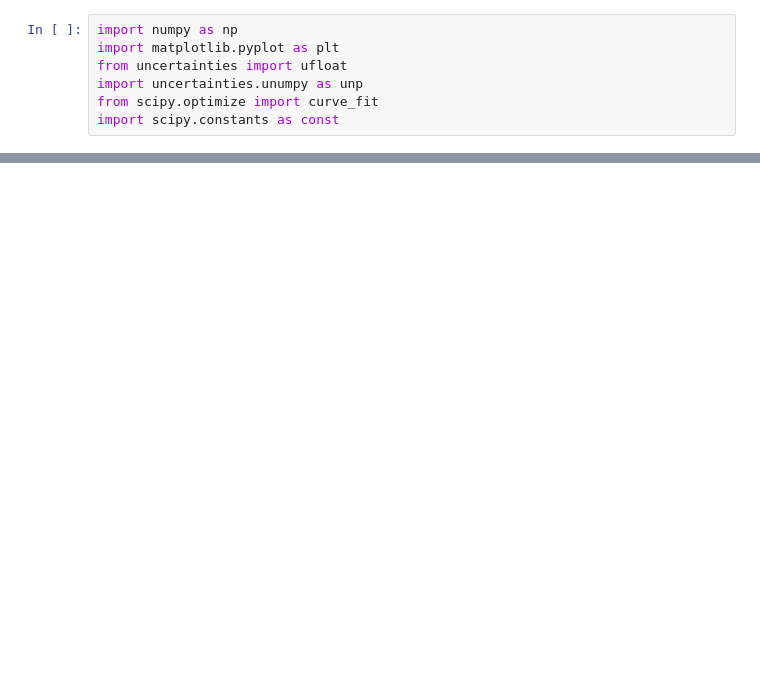
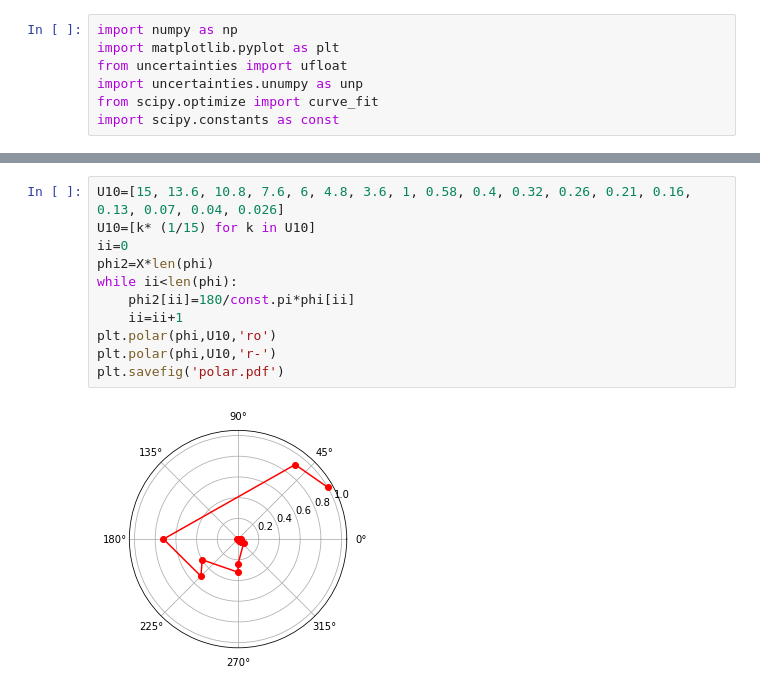
Before and after one commit to JackDO1998/Praktikum, a Jupyter notebook: Relaxationsverhalten/relaxationsverhalten.ipynb, the cells around one changed output, grey strips where cells are left out. Saved outputs shown, nothing was run; the diff lists cells and outputs as text; blank space fills up the shorter version.

```diff
--- a/Relaxationsverhalten/relaxationsverhalten.ipynb
+++ b/Relaxationsverhalten/relaxationsverhalten.ipynb
@@ -38,0 +119,13 @@ plt.plot(f2r,dtr,'r-')
+# %%
+U10=[15, 13.6, 10.8, 7.6, 6, 4.8, 3.6, 1, 0.58, 0.4, 0.32, 0.26, 0.21, 0.16, 0.13, 0.07, 0.04, 0.026]
+U10=[k* (1/15) for k in U10]
+ii=0
+phi2=X*len(phi)
+while ii<len(phi):
+    phi2[ii]=180/const.pi*phi[ii]
+    ii=ii+1
+plt.polar(phi,U10,'ro')
+plt.polar(phi,U10,'r-')
+plt.savefig('polar.pdf')
+# %% [output]
+[figure, added]
```
Also changed, not shown: parts of 5 cells of this notebook, 29 other files.
